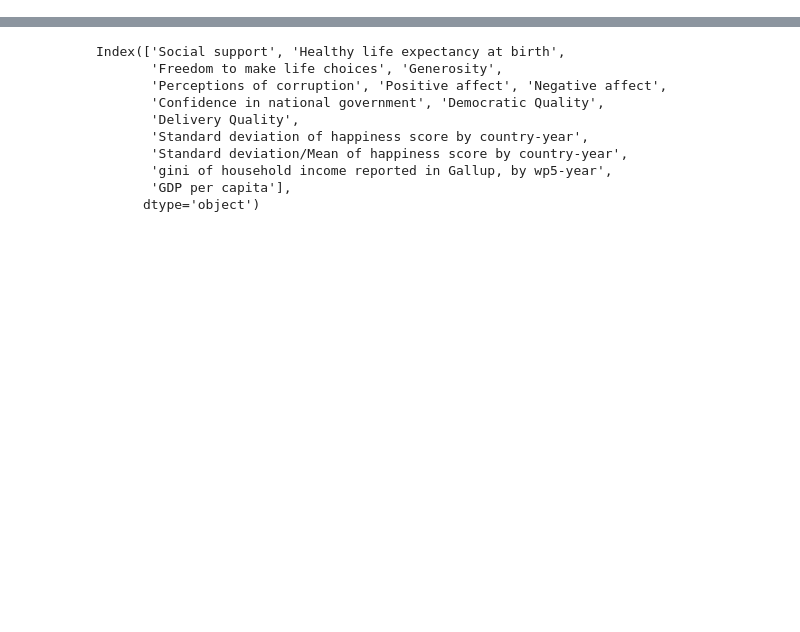
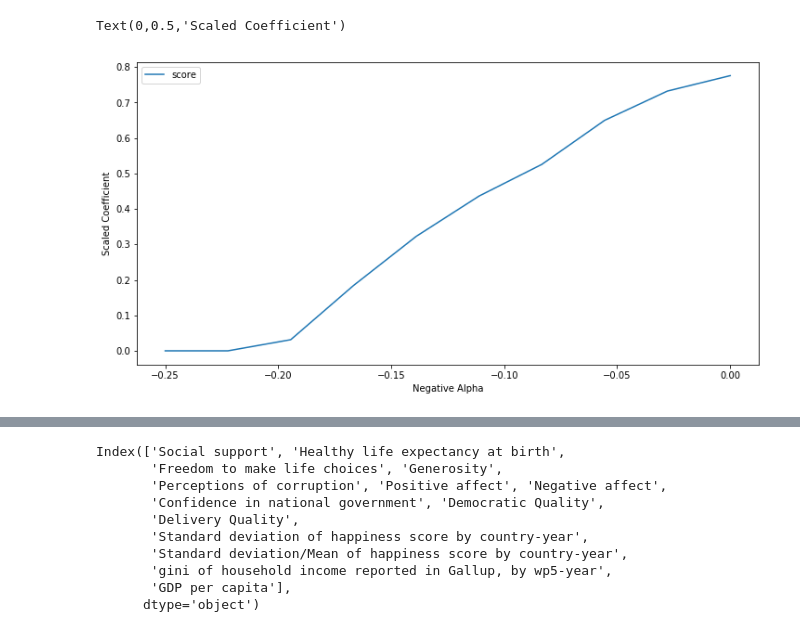
Before and after one commit to interactive-data-science-project-team/world-happiness-visualization, a Jupyter notebook: notebooks/prediction.ipynb, the cells around one changed output, grey strips where cells are left out. Drawn from its saved outputs; the diff is of its cells as text; code cells hidden in the pictures; blank space fills up the shorter version.

```diff
--- a/notebooks/prediction.ipynb
+++ b/notebooks/prediction.ipynb
@@ -96,0 +137,8 @@ plt.xticks(rotation=-90)
+# %%
+coefs_df[['score']].plot(figsize=(12, 6))
+
+plt.xlabel('Negative Alpha')
+plt.ylabel('Scaled Coefficient')
+# %% [output]
+Text(0,0.5,'Scaled Coefficient')
+[figure, added]
```
Also changed, not shown: parts of 15 cells of this notebook.
